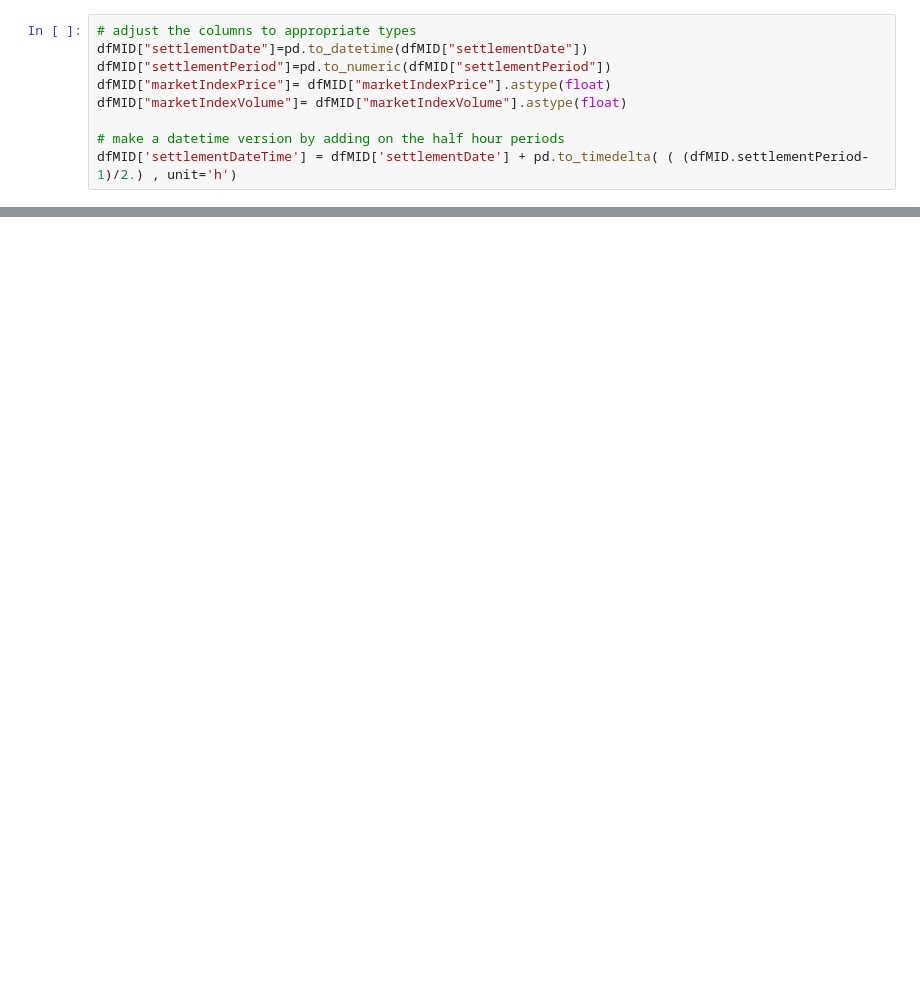
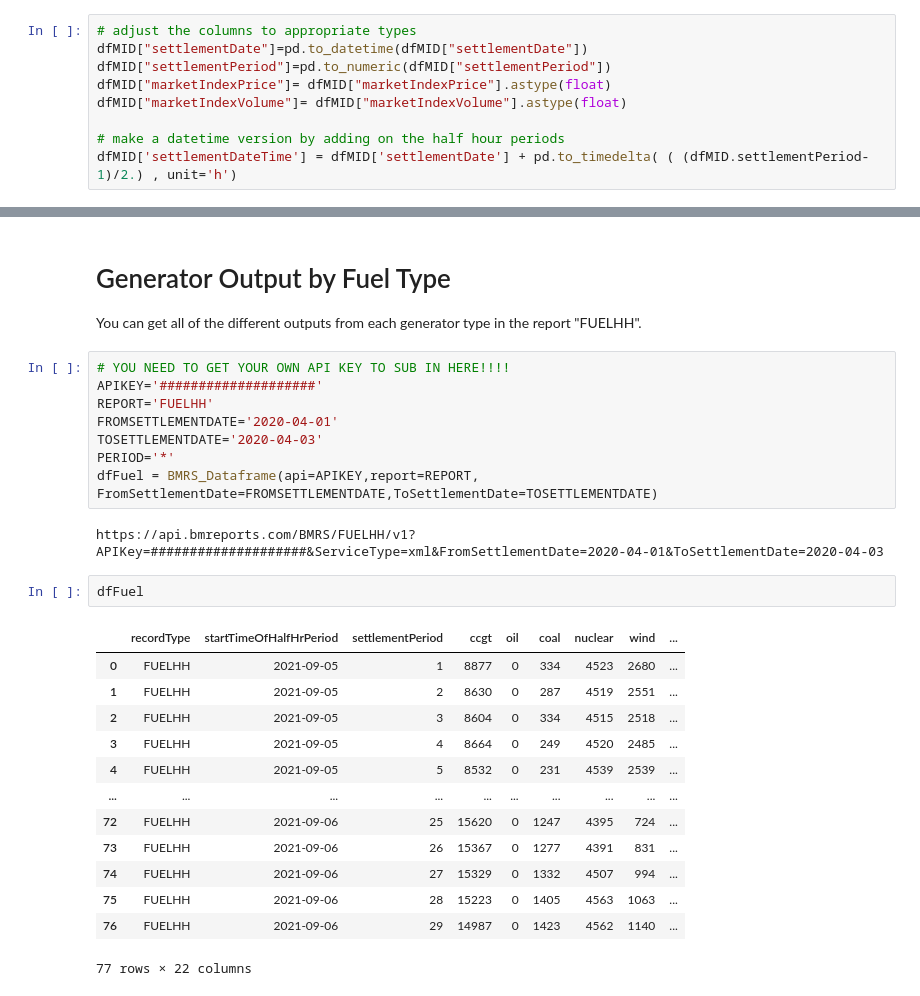
Before and after one commit to pjohno/MSc-Math-Finance-Projects, a Jupyter notebook: notebooks/BMI Reports API.ipynb, the cells around one changed output, grey strips where cells are left out. Cells and saved outputs as stored; diff of their text form; blank space fills up the shorter version.

```diff
--- a/notebooks/BMI Reports API.ipynb
+++ b/notebooks/BMI Reports API.ipynb
@@ -143,0 +179,30 @@ dfMID[dfMID.marketIndexDataProviderId=="APXMIDP"]
+# %% [markdown]
+# Generator Output by Fuel Type
+
+You can get all of the different outputs from each generator type in the report "FUELHH".
+# %%
+# YOU NEED TO GET YOUR OWN API KEY TO SUB IN HERE!!!!
+APIKEY='####################'
+REPORT='FUELHH'
+FROMSETTLEMENTDATE='2020-04-01'
+TOSETTLEMENTDATE='2020-04-03'
+PERIOD='*'
+dfFuel = BMRS_Dataframe(api=APIKEY,report=REPORT, FromSettlementDate=FROMSETTLEMENTDATE,ToSettlementDate=TOSETTLEMENTDATE)
+# %% [output]
+https://api.bmreports.com/BMRS/FUELHH/v1?APIKey=####################&ServiceType=xml&FromSettlementDate=2020-04-01&ToSettlementDate=2020-04-03
+# %%
+dfFuel
+# %% [output]
+|  | recordType | startTimeOfHalfHrPeriod | settlementPeriod | ccgt | oil | coal | nuclear | wind | ... |
+| 0 | FUELHH | 2021-09-05 | 1 | 8877 | 0 | 334 | 4523 | 2680 | ... |
+| 1 | FUELHH | 2021-09-05 | 2 | 8630 | 0 | 287 | 4519 | 2551 | ... |
+| 2 | FUELHH | 2021-09-05 | 3 | 8604 | 0 | 334 | 4515 | 2518 | ... |
+| 3 | FUELHH | 2021-09-05 | 4 | 8664 | 0 | 249 | 4520 | 2485 | ... |
+| 4 | FUELHH | 2021-09-05 | 5 | 8532 | 0 | 231 | 4539 | 2539 | ... |
+| ... | ... | ... | ... | ... | ... | ... | ... | ... | ... |
+| 72 | FUELHH | 2021-09-06 | 25 | 15620 | 0 | 1247 | 4395 | 724 | ... |
+| 73 | FUELHH | 2021-09-06 | 26 | 15367 | 0 | 1277 | 4391 | 831 | ... |
+| 74 | FUELHH | 2021-09-06 | 27 | 15329 | 0 | 1332 | 4507 | 994 | ... |
+| 75 | FUELHH | 2021-09-06 | 28 | 15223 | 0 | 1405 | 4563 | 1063 | ... |
+| 76 | FUELHH | 2021-09-06 | 29 | 14987 | 0 | 1423 | 4562 | 1140 | ... |
+77 rows × 22 columns
```
Also changed, not shown: parts of 14 cells of this notebook, 7 other files.
